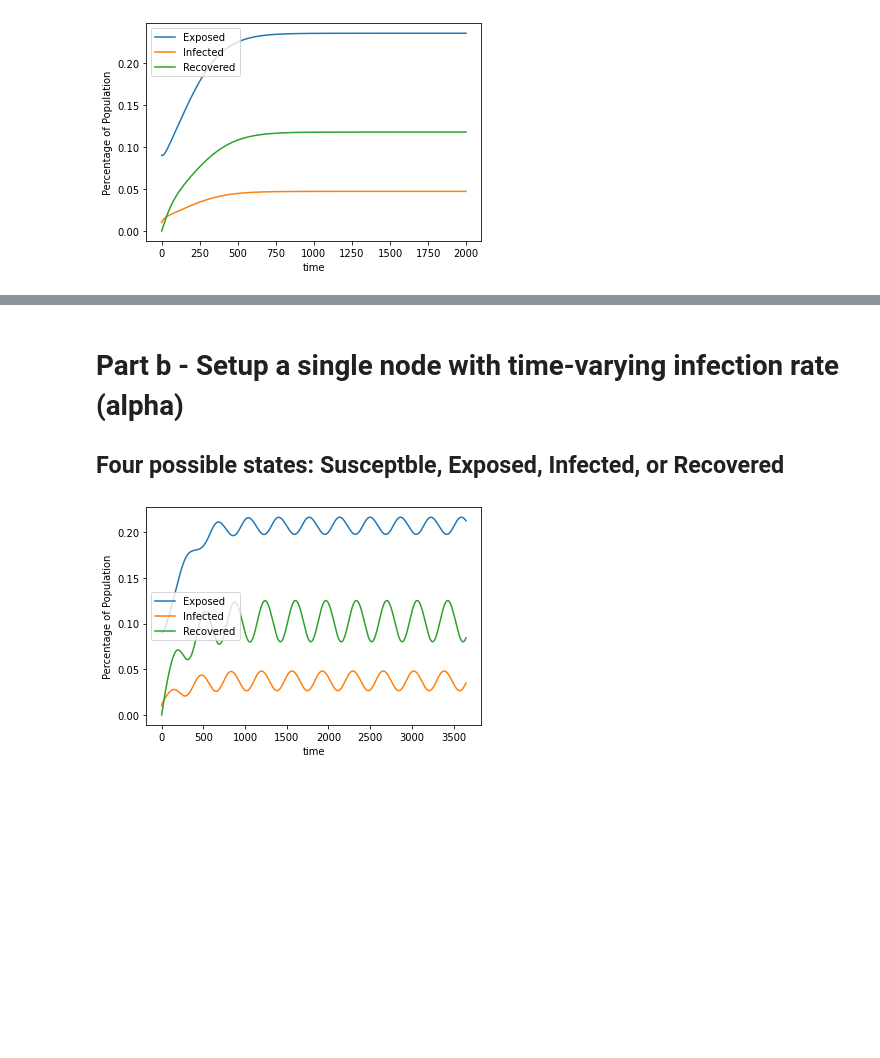
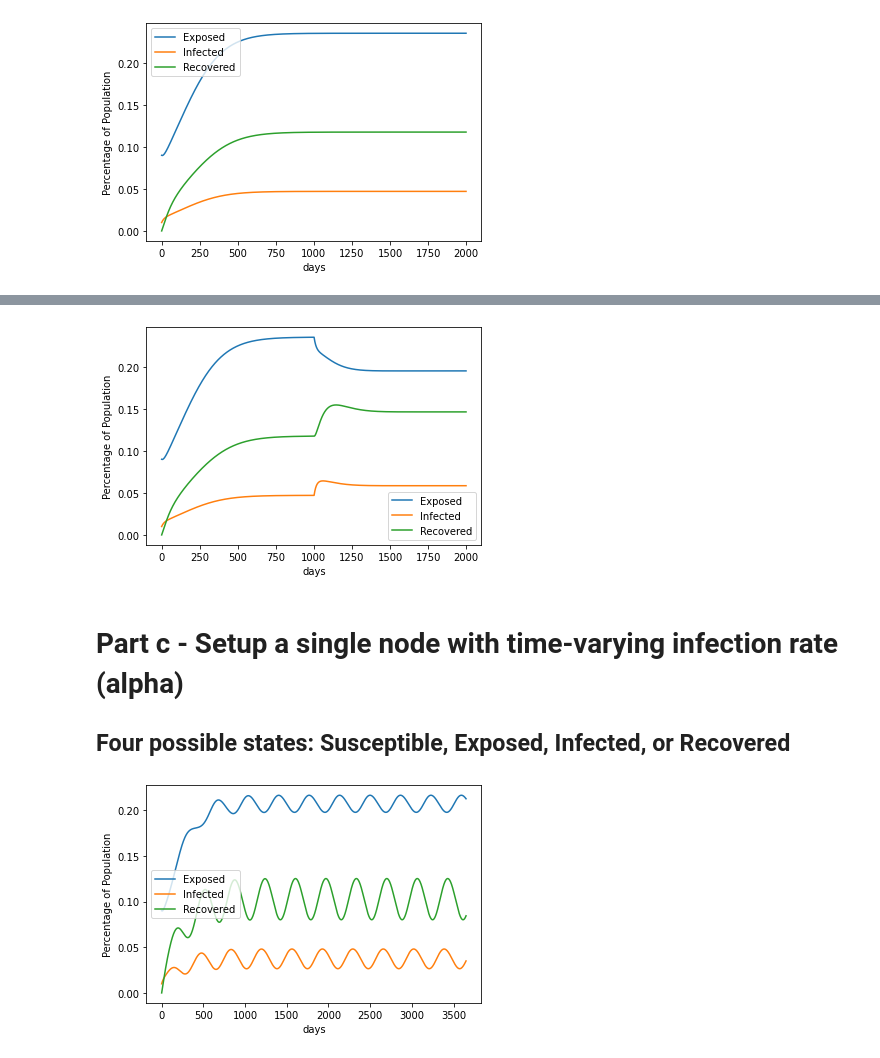
Before and after one commit to INoLiao/RiceComp554-HopeSimpsonMap, a Jupyter notebook: network-model/network-model-seasonal.ipynb, the cells around one changed output, grey strips where cells are left out. Cells and saved outputs as stored; diff of their text form; code cells hidden in the pictures; blank space fills up the shorter version.

Commit message:
add case with parameter transition

```diff
--- a/network-model/network-model-seasonal.ipynb
+++ b/network-model/network-model-seasonal.ipynb
@@ -57,6 +66,48 @@ plt.show()
+# %%
+#Simulation Parameters
+beta = 0.1
+alpha = 0.01
+ro = 0.05
+etha = 0.02
+# %%
+#Run simulation
+total_time = 2000
+
+s = np.zeros((total_time, 1))
+e = np.zeros((total_time, 1))
+i = np.zeros((total_time, 1))
+r = np.zeros((total_time))
+
+s[0] = S
+e[0] = E
+i[0] = I
+r[0] = R
+
+for t in range(total_time - 1):
+    s[t+1] = s[t] - beta*i[t]*s[t] + etha*r[t]
+    e[t+1] = e[t] + beta*i[t]*s[t] - alpha*e[t]
+    i[t+1] = i[t] + alpha*e[t] - ro*i[t]
+    r[t+1] = r[t] + ro*i[t] - etha*r[t]
+    if (t == 1000):
+        alpha = 0.015
+# %%
+#Plot results
+plt.figure(1)
+
+#fig = plt.plot(s, label='Susceptible')
+plt.plot(e, label='Exposed')
+plt.plot(i, label='Infected')
+plt.plot(r, label='Recovered')
+plt.xlabel('days')
+plt.ylabel('Percentage of Population')
+plt.legend()
+
+plt.show()
+# %% [output]
+[figure, added]
 # %% [markdown]
-# Part b - Setup a single node with time-varying infection rate (alpha)
-## Four possible states: Susceptble, Exposed, Infected, or Recovered
+# Part c - Setup a single node with time-varying infection rate (alpha)
+## Four possible states: Susceptible, Exposed, Infected, or Recovered
 # %%
 #Simulation Parameters
 beta = 0.1
```
Also changed, not shown: parts of 6 cells of this notebook.
